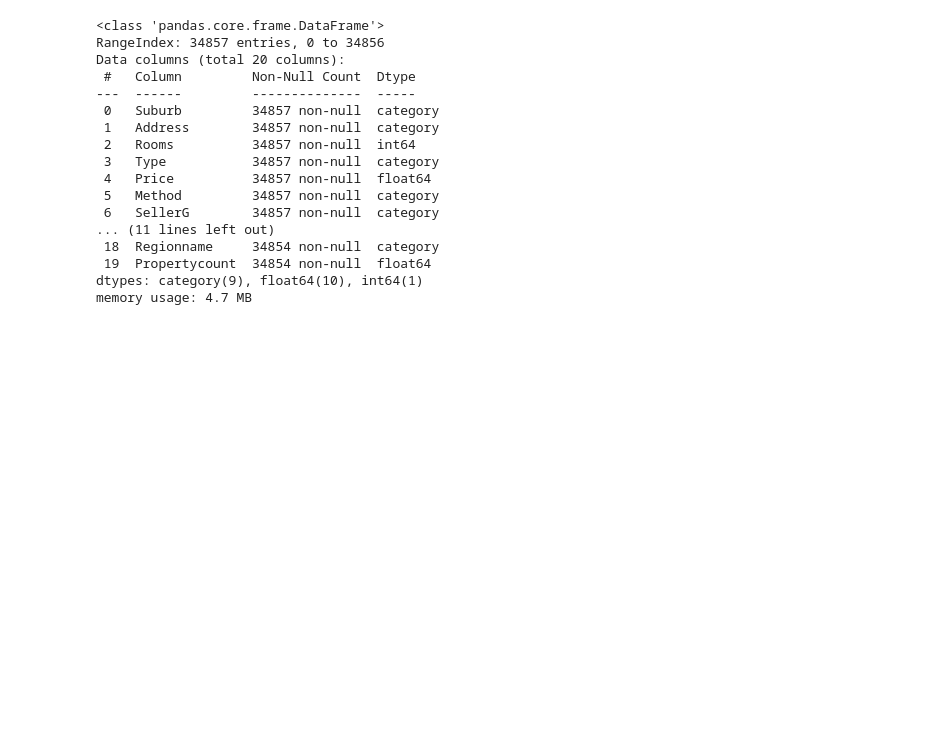
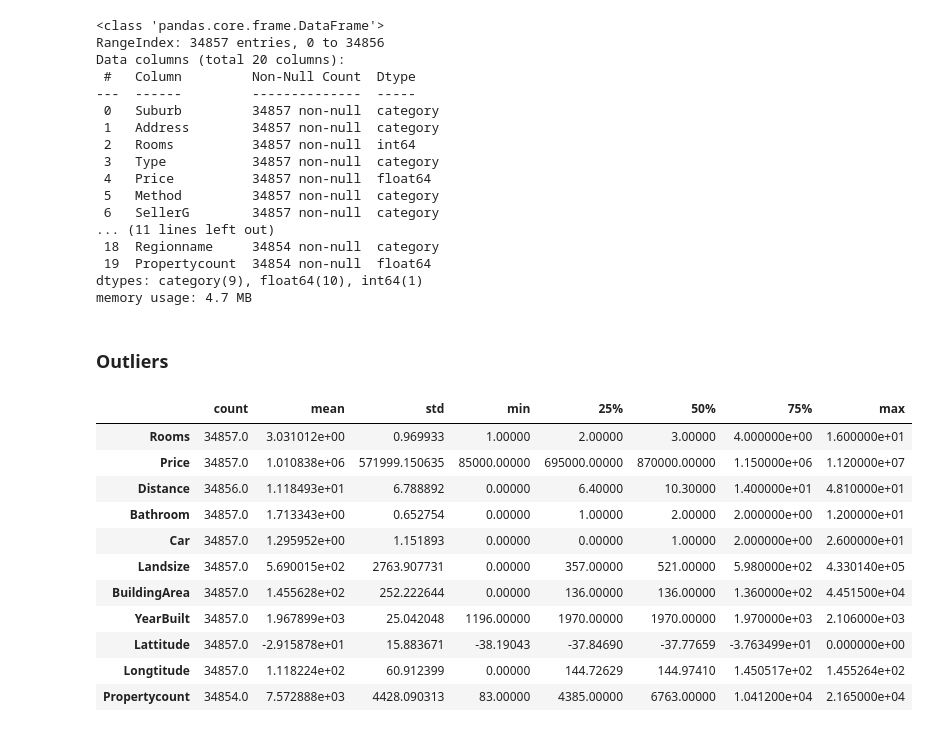
Before and after one commit to iannn07/S5-BDA-Project-House-ROI-Forecasting, a Jupyter notebook: 1. Data Pre-Processing/Data Preprocessing.ipynb, the cells around one changed output. Drawn from its saved outputs; the diff is of its cells as text; code cells hidden in the pictures; blank space fills up the shorter version.

```diff
--- a/1. Data Pre-Processing/Data Preprocessing.ipynb
+++ b/1. Data Pre-Processing/Data Preprocessing.ipynb
@@ -343,3 +342,20 @@ Data columns (total 20 columns):
  19  Propertycount  34854 non-null  float64
 dtypes: category(9), float64(10), int64(1)
 memory usage: 4.7 MB
+# %% [markdown]
+### Outliers
+# %%
+dataset.describe().transpose()
+# %% [output]
+|  | count | mean | std | min | 25% | 50% | 75% | max |
+| Rooms | 34857.0 | 3.031012e+00 | 0.969933 | 1.00000 | 2.00000 | 3.00000 | 4.000000e+00 | 1.600000e+01 |
+| Price | 34857.0 | 1.010838e+06 | 571999.150635 | 85000.00000 | 695000.00000 | 870000.00000 | 1.150000e+06 | 1.120000e+07 |
+| Distance | 34856.0 | 1.118493e+01 | 6.788892 | 0.00000 | 6.40000 | 10.30000 | 1.400000e+01 | 4.810000e+01 |
+| Bathroom | 34857.0 | 1.713343e+00 | 0.652754 | 0.00000 | 1.00000 | 2.00000 | 2.000000e+00 | 1.200000e+01 |
+| Car | 34857.0 | 1.295952e+00 | 1.151893 | 0.00000 | 0.00000 | 1.00000 | 2.000000e+00 | 2.600000e+01 |
+| Landsize | 34857.0 | 5.690015e+02 | 2763.907731 | 0.00000 | 357.00000 | 521.00000 | 5.980000e+02 | 4.330140e+05 |
+| BuildingArea | 34857.0 | 1.455628e+02 | 252.222644 | 0.00000 | 136.00000 | 136.00000 | 1.360000e+02 | 4.451500e+04 |
+| YearBuilt | 34857.0 | 1.967899e+03 | 25.042048 | 1196.00000 | 1970.00000 | 1970.00000 | 1.970000e+03 | 2.106000e+03 |
+| Lattitude | 34857.0 | -2.915878e+01 | 15.883671 | -38.19043 | -37.84690 | -37.77659 | -3.763499e+01 | 0.000000e+00 |
+| Longtitude | 34857.0 | 1.118224e+02 | 60.912399 | 0.00000 | 144.72629 | 144.97410 | 1.450517e+02 | 1.455264e+02 |
+| Propertycount | 34854.0 | 7.572888e+03 | 4428.090313 | 83.00000 | 4385.00000 | 6763.00000 | 1.041200e+04 | 2.165000e+04 |
```
Also changed, not shown: parts of 7 cells of this notebook.
